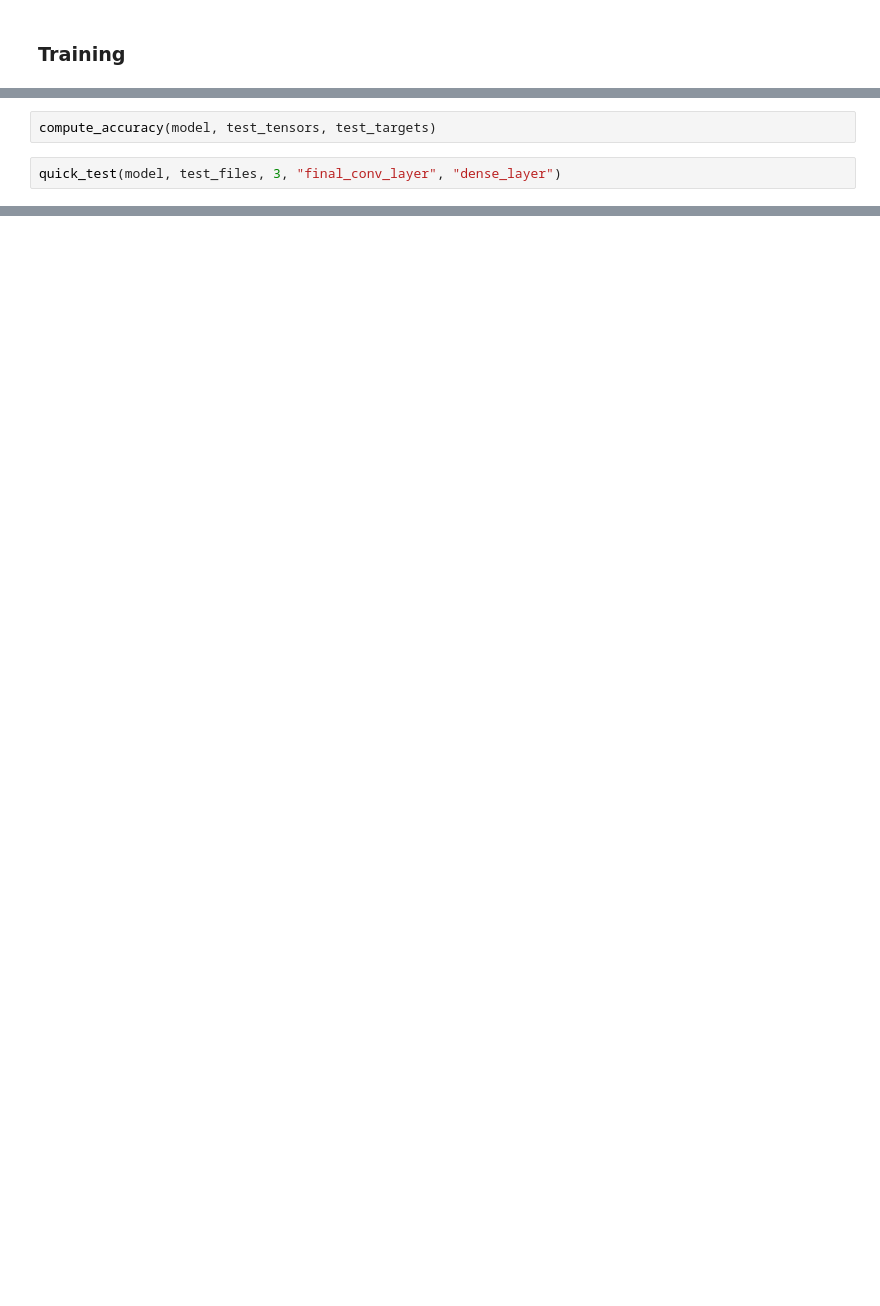
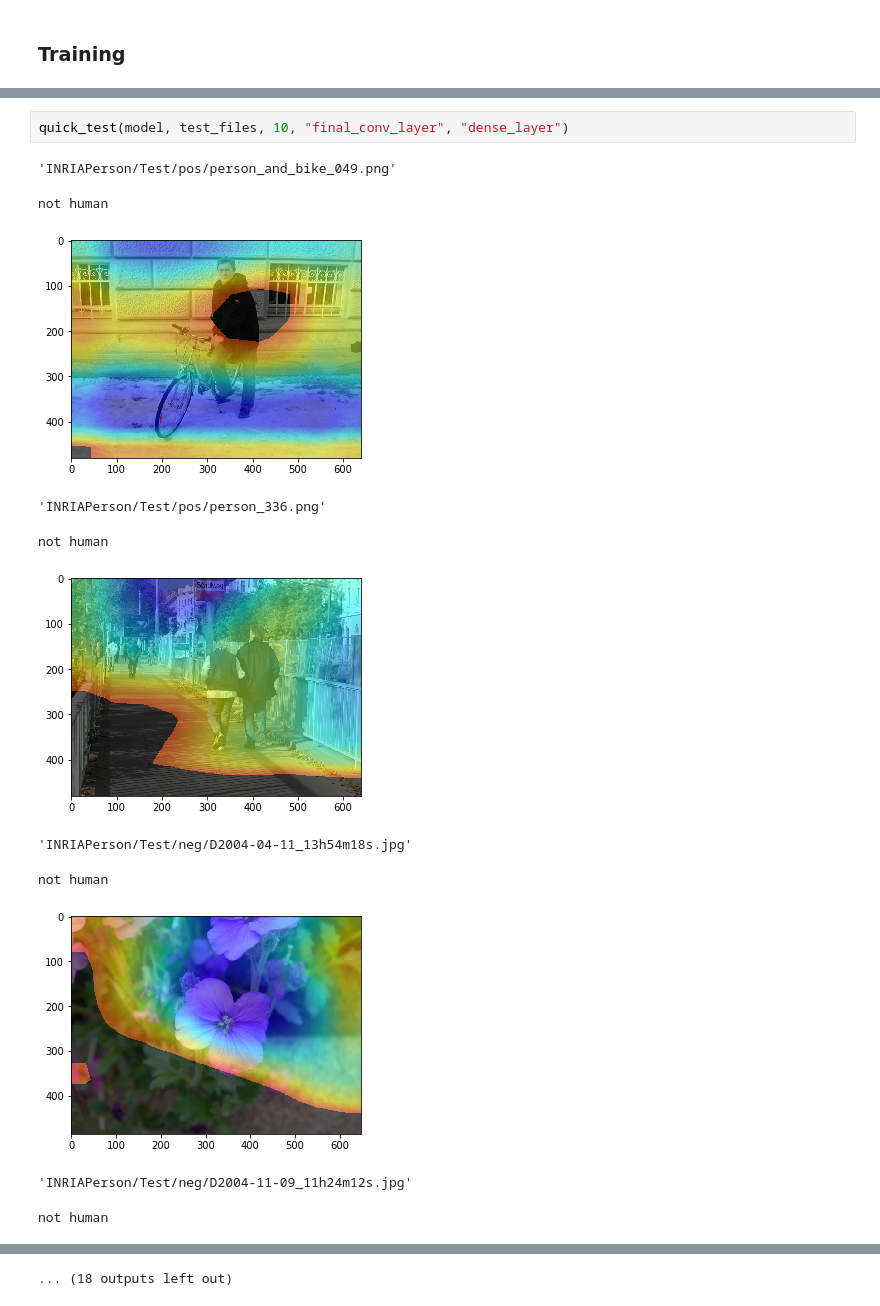
Before and after one commit to SelimChraibi/real-time-human-detection, a Jupyter notebook: learning_notebook.ipynb, the cells around one changed output, grey strips where cells are left out. Cells and saved outputs as stored; diff of their text form; blank space fills up the shorter version.

```diff
--- a/learning_notebook.ipynb
+++ b/learning_notebook.ipynb
@@ -150,4 +131,14 @@ model.load_weights('saved_models/' + model_name + '.hdf5')
-# %%
-compute_accuracy(model, test_tensors, test_targets)
 # %%
-quick_test(model, test_files, 3, "final_conv_layer", "dense_layer")
+quick_test(model, test_files, 10, "final_conv_layer", "dense_layer")
+# %% [output]
+'INRIAPerson/Test/pos/person_and_bike_049.png'
+not human
+[figure, added]
+'INRIAPerson/Test/pos/person_336.png'
+not human
+[figure, added]
+'INRIAPerson/Test/neg/D2004-04-11_13h54m18s.jpg'
+not human
+[figure, added]
+'INRIAPerson/Test/neg/D2004-11-09_11h24m12s.jpg'
+not human
@@ -153,0 +146 @@ quick_test(model, test_files, 3, "final_conv_layer", "dense_layer")
+... (18 outputs left out)
```
Also changed, not shown: parts of 19 cells of this notebook, 2 other files.
